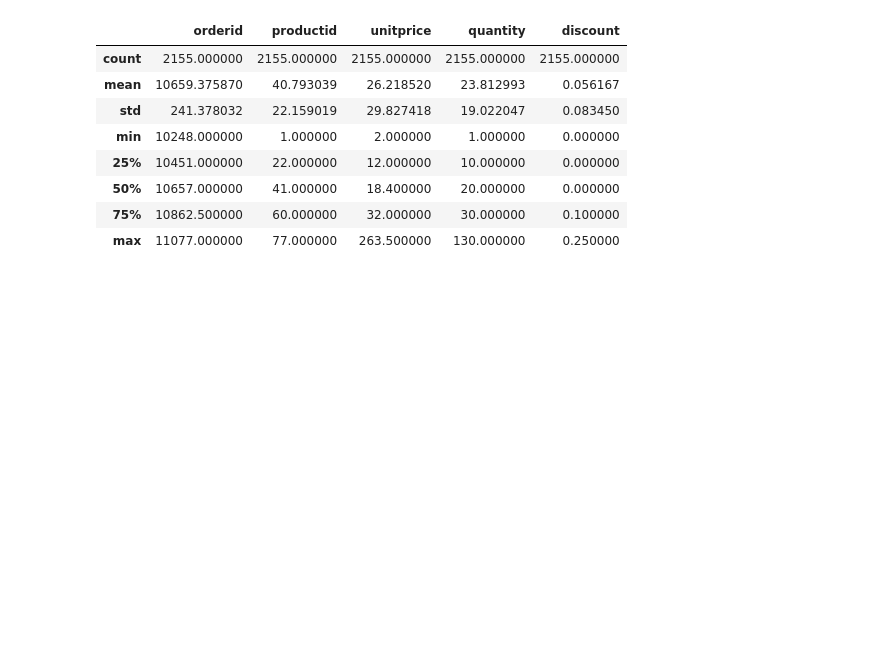
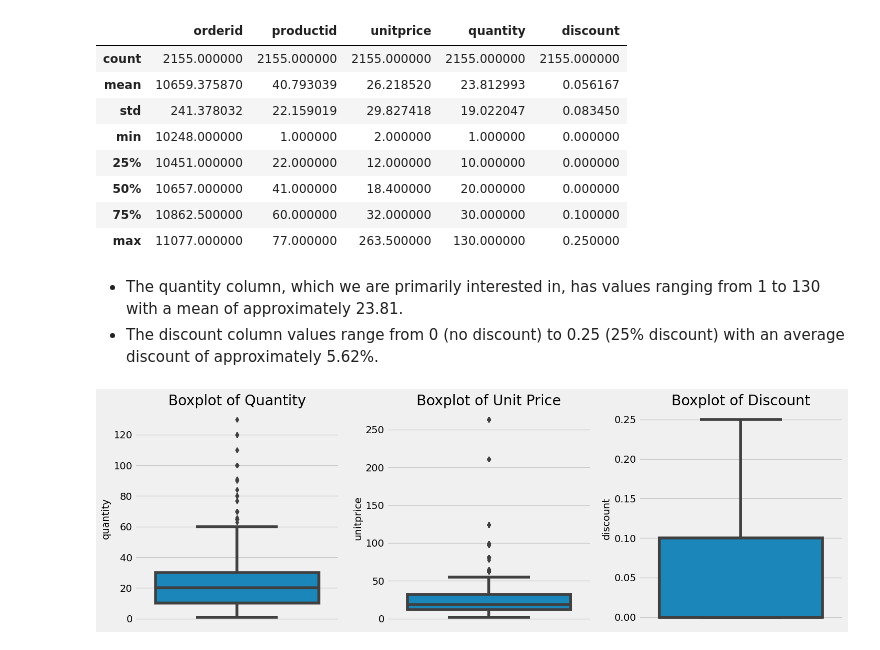
Before and after one commit to nani2357/Statistical-Analysis-on-Northwind-Sample-Database, a Jupyter notebook: Notebooks/hypothesis_testing.ipynb, the cells around one changed output. Cells and saved outputs as stored; diff of their text form; code cells hidden in the pictures; blank space fills up the shorter version.

```diff
--- a/Notebooks/hypothesis_testing.ipynb
+++ b/Notebooks/hypothesis_testing.ipynb
@@ -343,3 +343,22 @@ orders_details.describe()
 | 50% | 10657.000000 | 41.000000 | 18.400000 | 20.000000 | 0.000000 |
 | 75% | 10862.500000 | 60.000000 | 32.000000 | 30.000000 | 0.100000 |
 | max | 11077.000000 | 77.000000 | 263.500000 | 130.000000 | 0.250000 |
+# %% [markdown]
+* The quantity column, which we are primarily interested in, has values ranging from 1 to 130 with a mean of approximately 23.81.
+* The discount column values range from 0 (no discount) to 0.25 (25% discount) with an average discount of approximately 5.62%.
+# %%
+# Plotting box plots to visualize outliers
+fig, ax = plt.subplots(1, 3, figsize=(15, 5))
+sns.boxplot(y=orders_details['quantity'], ax=ax[0])
+ax[0].set_title('Boxplot of Quantity')
+
+sns.boxplot(y=orders_details['unitprice'], ax=ax[1])
+ax[1].set_title('Boxplot of Unit Price')
+
+sns.boxplot(y=orders_details['discount'], ax=ax[2])
+ax[2].set_title('Boxplot of Discount')
+
+plt.tight_layout()
+plt.show()
+# %% [output]
+[figure, added]
```
Also changed, not shown: parts of 1 cell of this notebook.
